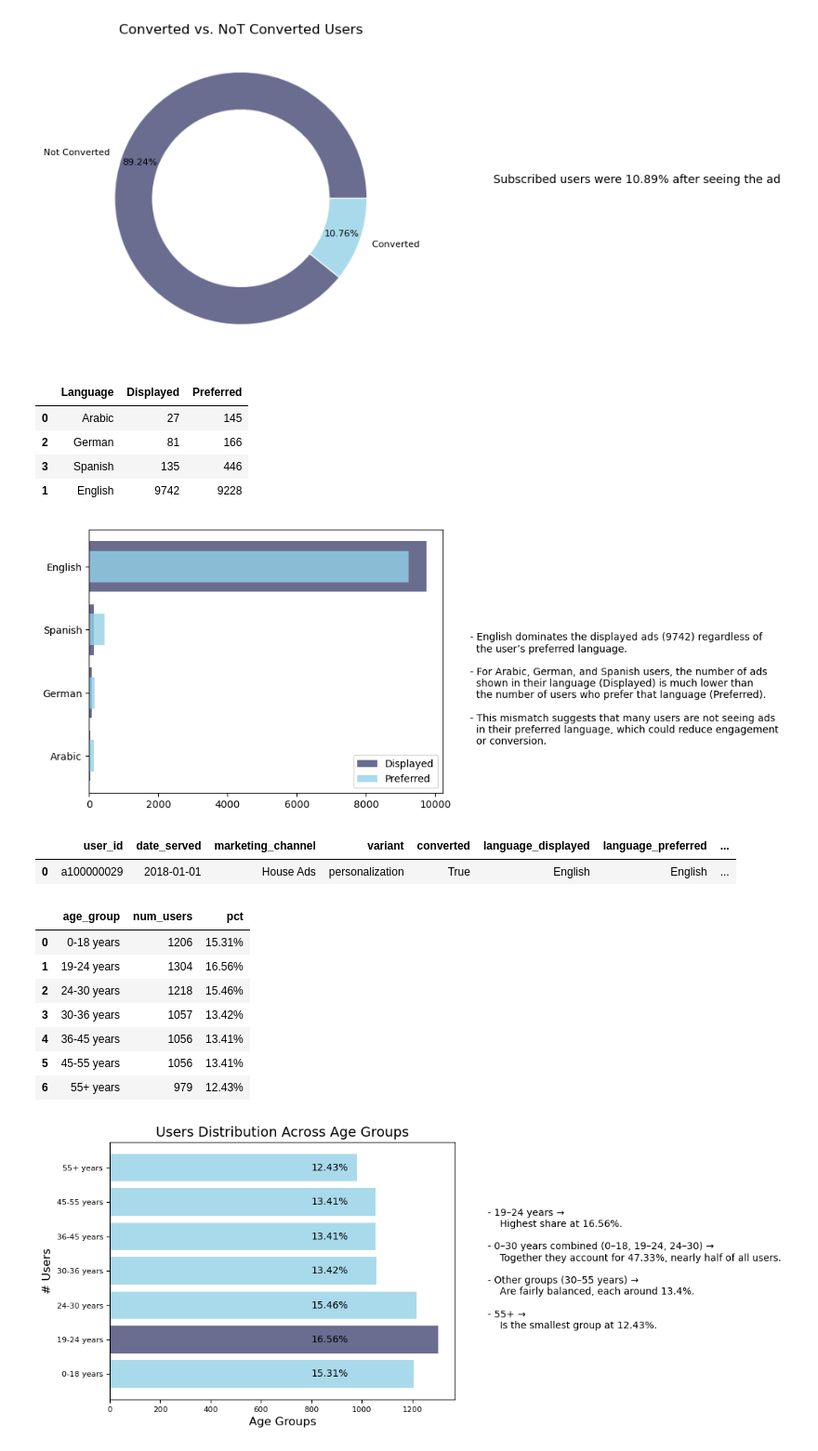
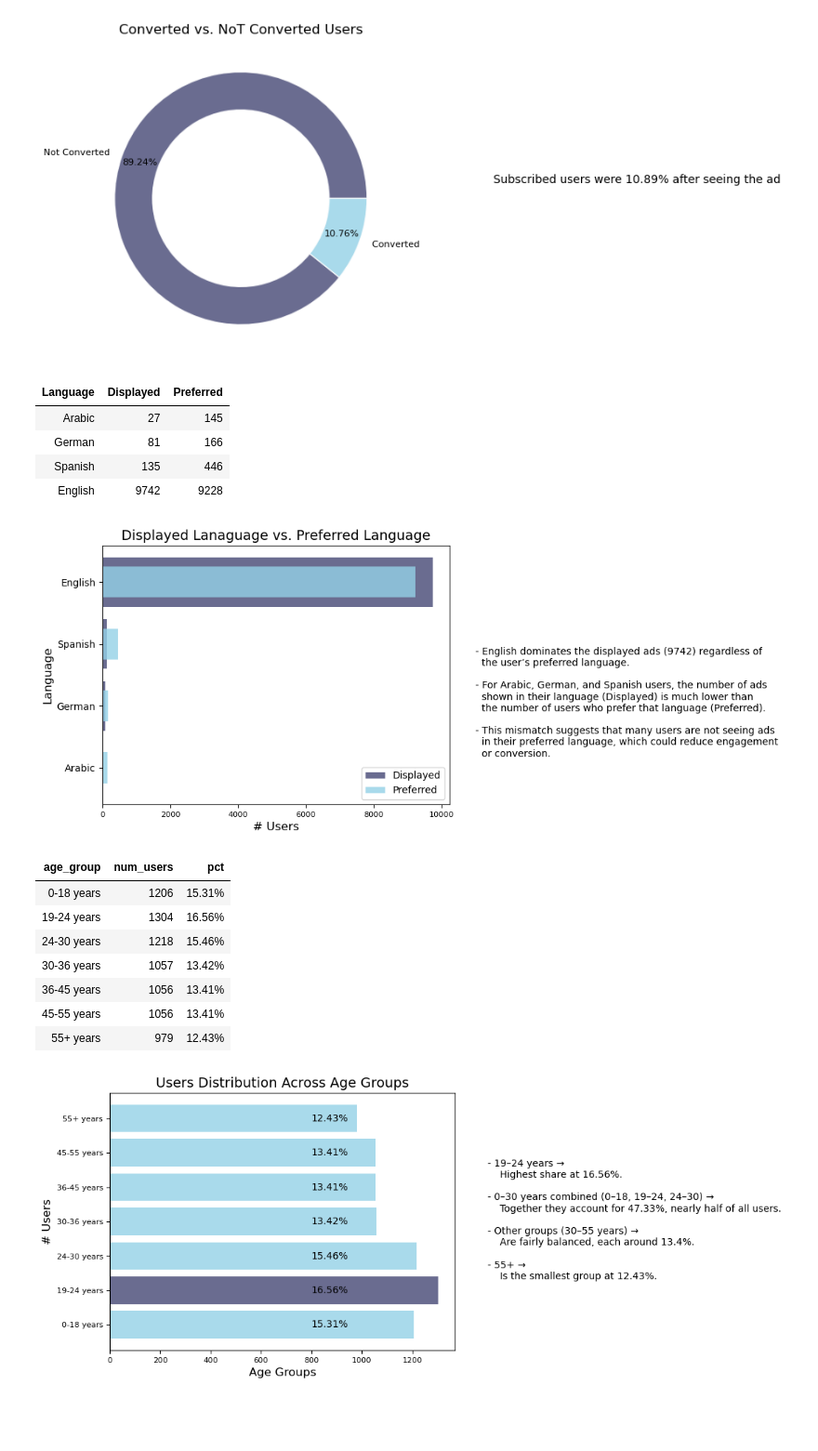
Before and after one commit to hend-a-ghafour/Analyzing_Marketing_Campaigns, a Jupyter notebook: Analyzing_Marketing_Campaigns.ipynb, the cells around one changed output. Shown at 93% size. Cells and saved outputs as stored; diff of their text form; code cells hidden in the pictures; blank space fills up the shorter version.

```diff
--- a/Analyzing_Marketing_Campaigns.ipynb
+++ b/Analyzing_Marketing_Campaigns.ipynb
@@ -527,55 +493,58 @@ plt.text(2,0,text,ha='left',va='bottom',fontsize = 10, weight = 'normal');
 # %% [output]
 [figure]
 # %%
+# Displayed Lanaguage vs. Preferred Language
 lang_displayed=marketing.groupby('language_displayed')['user_id'].count().reset_index()\
               .rename(columns={'language_displayed':'Language','user_id':'Displayed'})
 lang_preferred=marketing.groupby('language_preferred')['user_id'].count().reset_index()\
               .rename(columns={'language_preferred':'Language','user_id':'Preferred'})
 lang=lang_displayed.merge(lang_preferred,on='Language').sort_values('Displayed')
-lang
+lang.style.hide()
 # %% [output]
-|  | Language | Displayed | Preferred |
-| 0 | Arabic | 27 | 145 |
-| 2 | German | 81 | 166 |
-| 3 | Spanish | 135 | 446 |
-| 1 | English | 9742 | 9228 |
+| Language | Displayed | Preferred |
+| Arabic | 27 | 145 |
+| German | 81 | 166 |
+| Spanish | 135 | 446 |
+| English | 9742 | 9228 |
 # %%
+# Visualization
 x=lang.Language.to_list()
 y=lang.Displayed
 z=lang.Preferred
 text='''
 - English dominates the displayed ads (9742) regardless of
   the user’s preferred language.\n
 - For Arabic, German, and Spanish users, the number of ads
   shown in their language (Displayed) is much lower than
   the number of users who prefer that language (Preferred).\n
 - This mismatch suggests that many users are not seeing ads
   in their preferred language, which could reduce engagement
   or conversion.
 '''
 bin_size=.5
 plt.barh(x,y, label='Displayed',color='#454775',alpha=.8)
 plt.barh(x,z,bin_size,label='Preferred', color='#94D1E7',alpha=.8)
+plt.title('Displayed Lanaguage vs. Preferred Language', fontsize=14)
+plt.xlabel('# Users', fontsize=12)
+plt.xticks(fontsize=8)
+plt.ylabel('Language', fontsize=12)
+plt.xticks(fontsize=8)
 plt.legend()
 plt.text(11000,0,text);
 # %% [output]
-[figure, old version]
+[figure, new version]
-# %%
-marketing.head(1)
-# %% [output]
-|  | user_id | date_served | marketing_channel | variant | converted | language_displayed | language_preferred | ... |
-| 0 | a100000029 | 2018-01-01 | House Ads | personalization | True | English | English | ... |
 # %%
+# Distribution of age among users
 age_distribution = marketing.groupby('age_group').user_id.nunique().reset_index().rename(columns={'user_id':'num_users'})
 age_distribution['pct']=age_distribution['num_users']/age_distribution['num_users'].sum()
-age_distribution.style.format({'pct':'{:,.2%}'})
+age_distribution.style.hide().format({'pct':'{:,.2%}'})
 # %% [output]
-|  | age_group | num_users | pct |
-| 0 | 0-18 years | 1206 | 15.31% |
-| 1 | 19-24 years | 1304 | 16.56% |
-| 2 | 24-30 years | 1218 | 15.46% |
-| 3 | 30-36 years | 1057 | 13.42% |
-| 4 | 36-45 years | 1056 | 13.41% |
-| 5 | 45-55 years | 1056 | 13.41% |
-| 6 | 55+ years | 979 | 12.43% |
+| age_group | num_users | pct |
+| 0-18 years | 1206 | 15.31% |
+| 19-24 years | 1304 | 16.56% |
+| 24-30 years | 1218 | 15.46% |
+| 30-36 years | 1057 | 13.42% |
+| 36-45 years | 1056 | 13.41% |
+| 45-55 years | 1056 | 13.41% |
+| 55+ years | 979 | 12.43% |
 # %%
```
Also changed, not shown: parts of 10 cells of this notebook, 1 other file.
